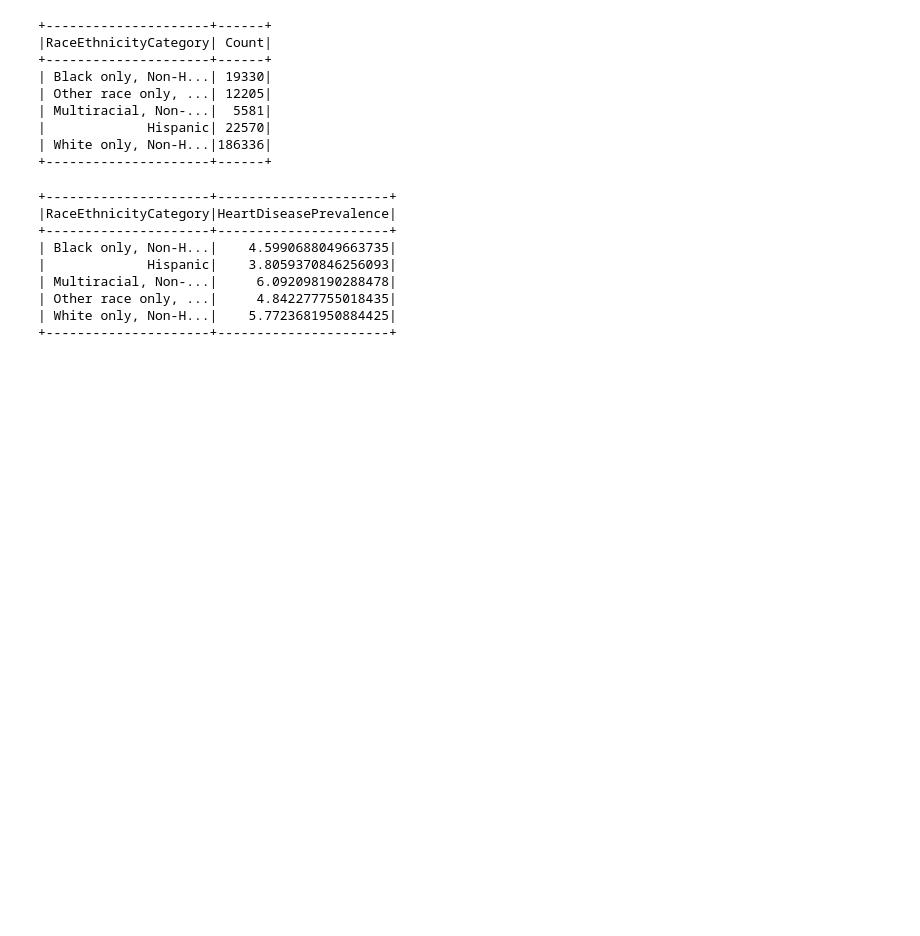
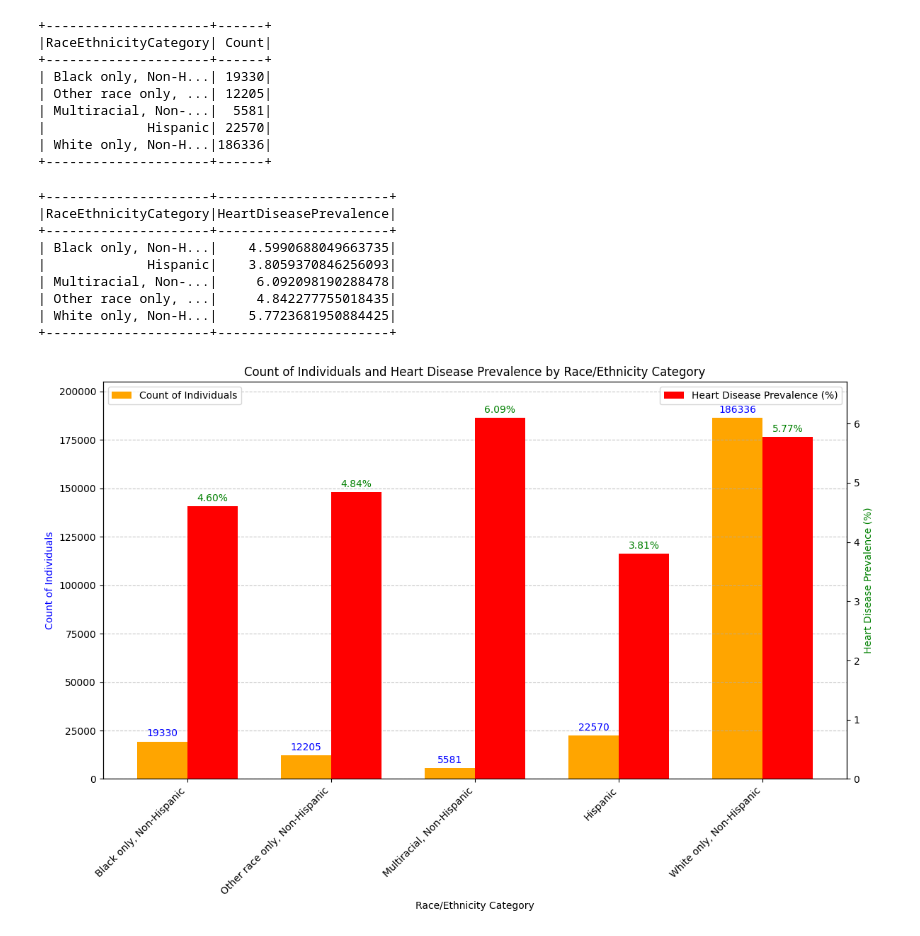
Before and after one commit to LarryJilesJr/project_4_repo, a Jupyter notebook: Project_4.ipynb, the cells around one changed output. Drawn from its saved outputs; the diff is of its cells as text; code cells hidden in the pictures; blank space fills up the shorter version.

```diff
--- a/Project_4.ipynb
+++ b/Project_4.ipynb
@@ -333,6 +398,70 @@ Race_Ethnicity_at_risk.show()
 | Other race only, ...|     4.842277755018435|
 | White only, Non-H...|    5.7723681950884425|
 +---------------------+----------------------+
+# %%
+import matplotlib.pyplot as plt
+import numpy as np
+
+# Plotting a grouped bar chart to provide a visualization for the count of individuals and the prevalence of heart disease across different race/ethnicity categories
+# Data
+categories = ['Black only, Non-Hispanic', 'Other race only, Non-Hispanic', 'Multiracial, Non-Hispanic', 'Hispanic', 'White only, Non-Hispanic']
+counts = [19330, 12205, 5581, 22570, 186336]
+prevalence = [4.5990688049663735, 4.842277755018435, 6.092098190288478, 3.8059370846256093, 5.7723681950884425]
+
+# Setting up the figure and axes
+fig, ax1 = plt.subplots(figsize=(12, 8))
+
+# Defining bar width
+bar_width = 0.35
+
+# Setting the index for the x-axis
+index = np.arange(len(categories))
+
+# Plotting count of individuals
+bar1 = ax1.bar(index, counts, bar_width, label='Count of Individuals', color='orange')
+
+# Creating a second y-axis to plot prevalence
+ax2 = ax1.twinx()
+bar2 = ax2.bar(index + bar_width, prevalence, bar_width, label='Heart Disease Prevalence (%)', color='red')
+
+# Adding labels, title, and legend
+ax1.set_xlabel('Race/Ethnicity Category')
+ax1.set_ylabel('Count of Individuals', color='blue')
+ax2.set_ylabel('Heart Disease Prevalence (%)', color='green')
+ax1.set_title('Count of Individuals and Heart Disease Prevalence by Race/Ethnicity Category')
+ax1.set_xticks(index + bar_width / 2)
+ax1.set_xticklabels(categories, rotation=45, ha='right')
+ax1.legend(loc='upper left')
+ax2.legend(loc='upper right')
+
+# Adding counts and prevalence as text labels on top of the bars
+for bars, data, color in zip([bar1, bar2], [counts, prevalence], ['blue', 'green']):
+    for bar, val in zip(bars, data):
+        height = bar.get_height()
+        if bars == bar1:  # Only add annotations for counts
+            ax1.annotate('{}'.format(height),
+                        xy=(bar.get_x() + bar.get_width() / 2, height),
+                        xytext=(0, 3),
+                        textcoords="offset points",
+                        ha='center', va='bottom', color=color)
+        else:  # Only add annotations for prevalence
+            ax2.annotate('{:.2f}%'.format(val),
+                        xy=(bar.get_x() + bar.get_width() / 2, val),
+                        xytext=(0, 3),
+                        textcoords="offset points",
+                        ha='center', va='bottom', color=color)
+
+# Setting y-axis limits to include annotations
+ax1.set_ylim(0, max(counts) * 1.1)
+ax2.set_ylim(0, max(prevalence) * 1.1)
+
+# Adding grid lines
+ax1.grid(axis='y', linestyle='--', alpha=0.7)
+
+plt.tight_layout()
+plt.show()
+# %% [output]
+[figure, added]
 # %%
 # 6. How do the BMI(Body Mass Index) values impact risk for heat disease?
 
```
Also changed, not shown: parts of 15 cells of this notebook.
